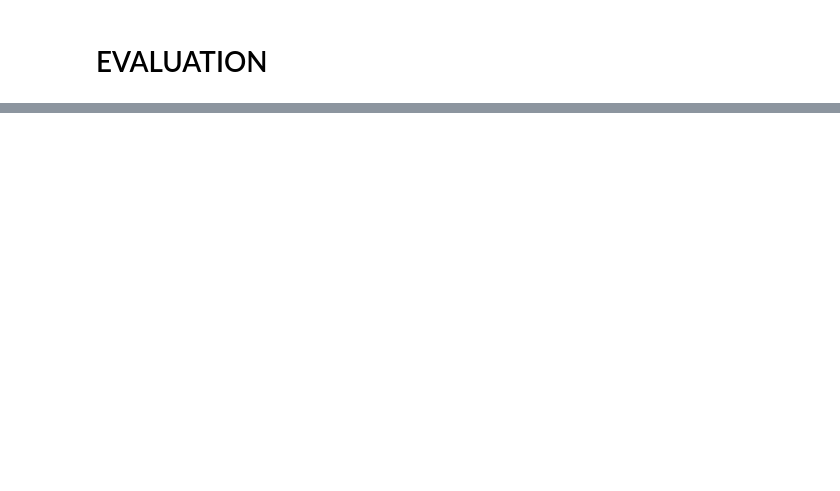
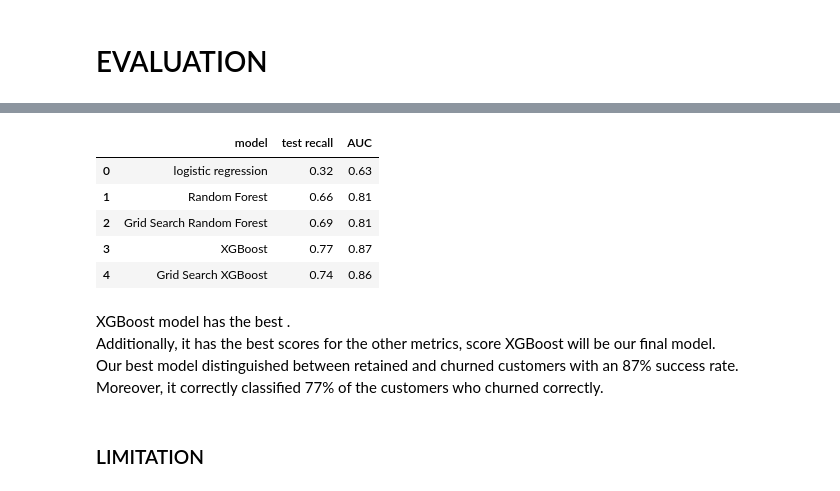
Before and after one commit to esipil/syriatel-customer-churn, a Jupyter notebook: index.ipynb, the cells around one changed output, grey strips where cells are left out. Cells and saved outputs as stored; diff of their text form; code cells hidden in the pictures; blank space fills up the shorter version.

Commit message:
Done limitations and recommendation

```diff
--- a/index.ipynb
+++ b/index.ipynb
@@ -693,0 +702,22 @@ I evaluate the models using precision and Accuracy.
+# %%
+precision_df = pd.DataFrame({
+    "model" : ["logistic regression", "Random Forest", "Grid Search Random Forest", "XGBoost", "Grid Search XGBoost"],
+    "test recall": [0.32, 0.66, 0.69, 0.77, 0.74],
+    "AUC" : [0.63, 0.81, 0.81, 0.87, 0.86]
+})
+precision_df
+# %% [output]
+|  | model | test recall | AUC |
+| 0 | logistic regression | 0.32 | 0.63 |
+| 1 | Random Forest | 0.66 | 0.81 |
+| 2 | Grid Search Random Forest | 0.69 | 0.81 |
+| 3 | XGBoost | 0.77 | 0.87 |
+| 4 | Grid Search XGBoost | 0.74 | 0.86 |
+# %% [markdown]
+XGBoost model has the best .
+Additionally, it has the best scores for the other metrics, score
+XGBoost will be our final model.
+Our best model distinguished between retained and churned customers with an 87% success rate.
+Moreover, it correctly classified  77% of the customers who churned correctly.
+# %% [markdown]
+### LIMITATION
```
Also changed, not shown: parts of 25 cells of this notebook.
